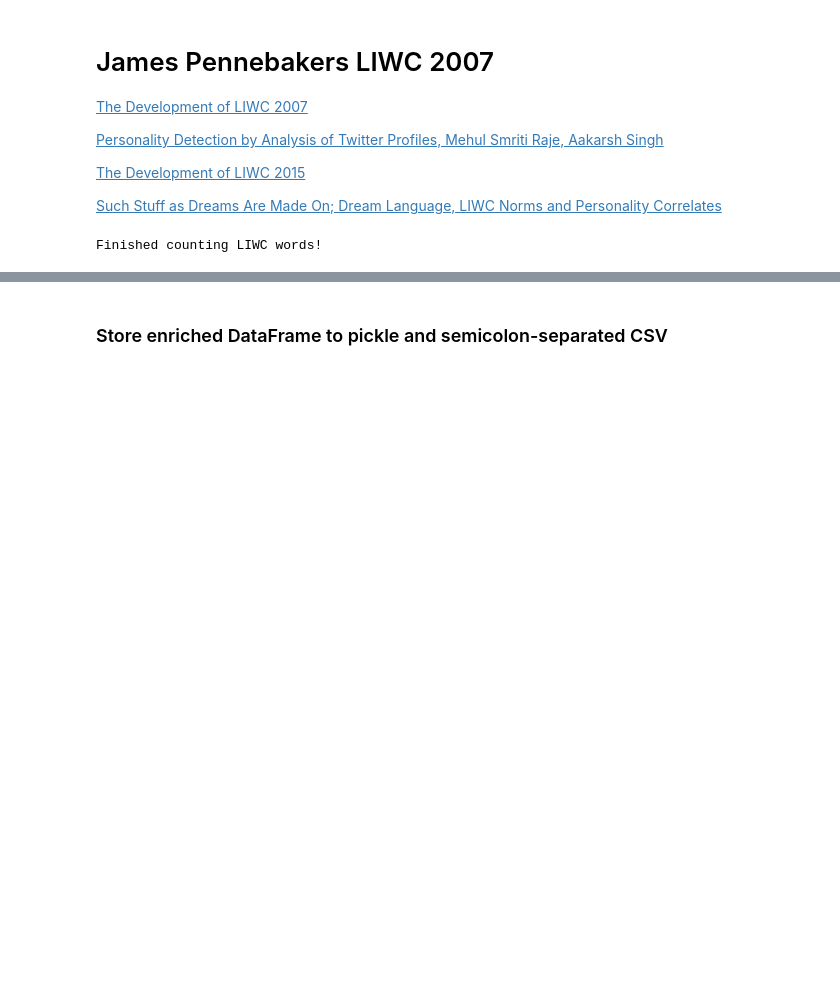
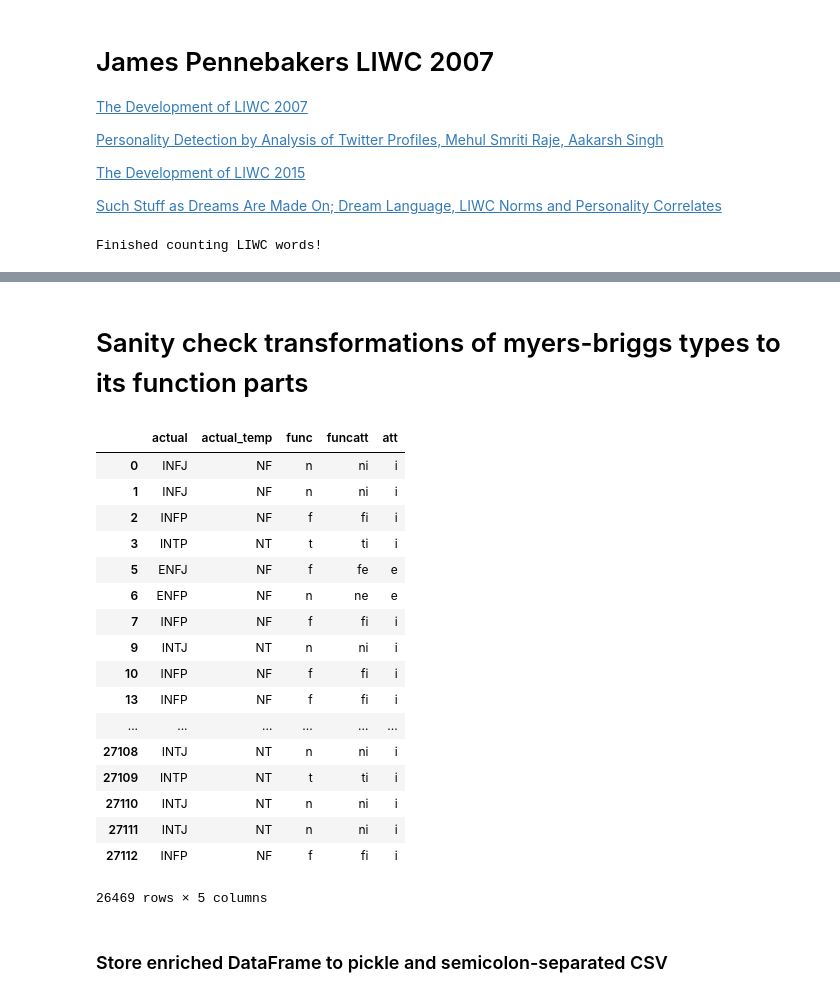
Before and after one commit to mattiasostmar/typealyzer-dataset-explorative-analytics, a Jupyter notebook: notebooks/preprocessing/enrich_typealyzer_survey_data.ipynb, the cells around one changed output, grey strips where cells are left out. Cells and saved outputs as stored; diff of their text form; code cells hidden in the pictures; blank space fills up the shorter version.

```diff
--- a/notebooks/preprocessing/enrich_typealyzer_survey_data.ipynb
+++ b/notebooks/preprocessing/enrich_typealyzer_survey_data.ipynb
@@ -302,3 +373,26 @@ number
+# %% [markdown]
+# Sanity check transformations of myers-briggs types to its function parts
+# %%
+df[["actual","actual_temp","func","funcatt","att"]]
+# %% [output]
+|  | actual | actual_temp | func | funcatt | att |
+| 0 | INFJ | NF | n | ni | i |
+| 1 | INFJ | NF | n | ni | i |
+| 2 | INFP | NF | f | fi | i |
+| 3 | INTP | NT | t | ti | i |
+| 5 | ENFJ | NF | f | fe | e |
+| 6 | ENFP | NF | n | ne | e |
+| 7 | INFP | NF | f | fi | i |
+| 9 | INTJ | NT | n | ni | i |
+| 10 | INFP | NF | f | fi | i |
+| 13 | INFP | NF | f | fi | i |
+| ... | ... | ... | ... | ... | ... |
+| 27108 | INTJ | NT | n | ni | i |
+| 27109 | INTP | NT | t | ti | i |
+| 27110 | INTJ | NT | n | ni | i |
+| 27111 | INTJ | NT | n | ni | i |
+| 27112 | INFP | NF | f | fi | i |
+26469 rows × 5 columns
 # %% [markdown]
 ### Store enriched DataFrame to pickle and semicolon-separated CSV
 # %%
```
Also changed, not shown: parts of 20 cells of this notebook, 1 other file.
